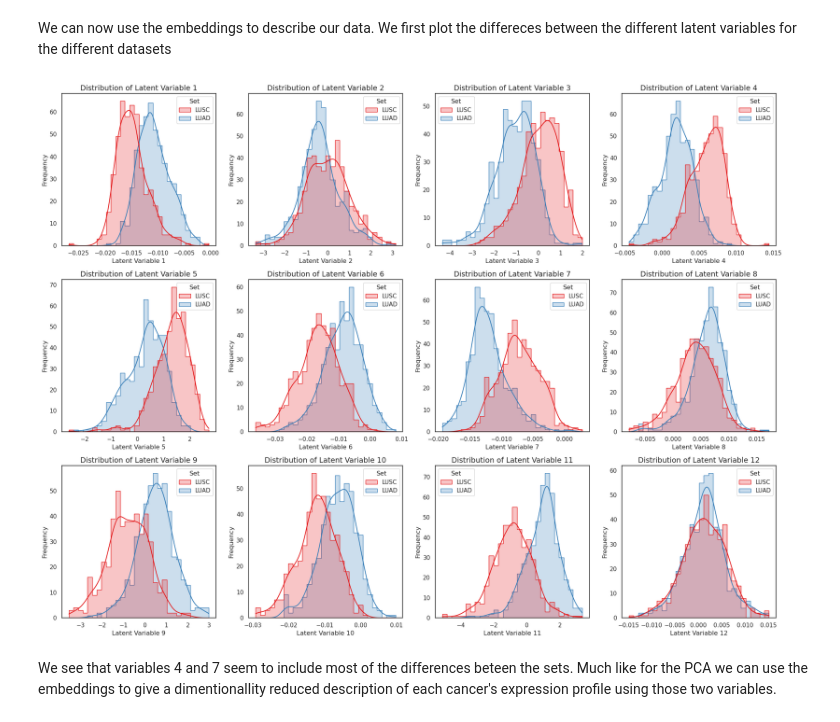
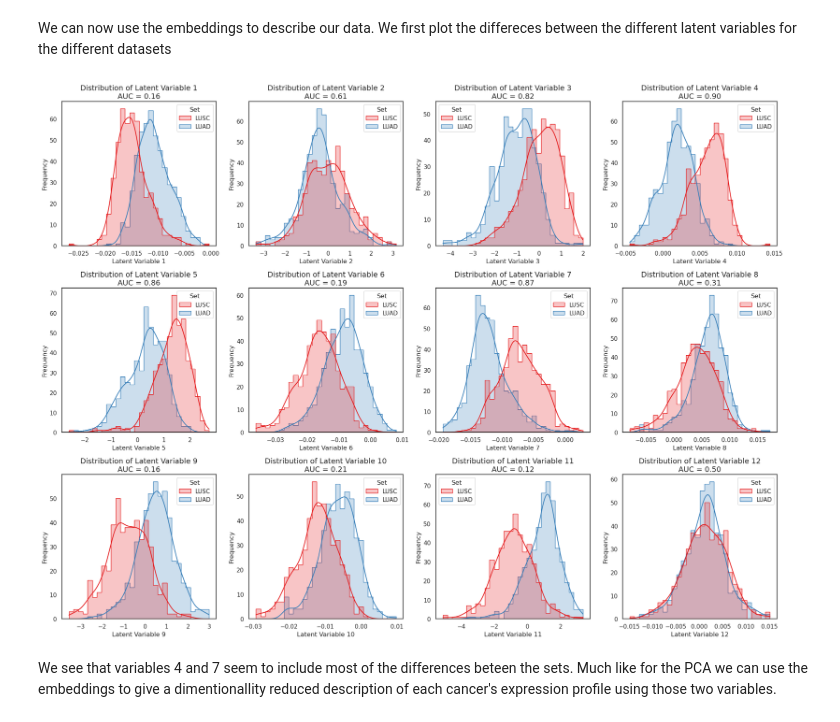
Before and after one commit to statisticalbiotechnology/dsbook, a Jupyter notebook: dsbook/unsupervised/VAEofCarcinomas.ipynb, the cells around one changed output. Saved outputs shown, nothing was run; the diff lists cells and outputs as text; code cells hidden in the pictures.

```diff
--- a/dsbook/unsupervised/VAEofCarcinomas.ipynb
+++ b/dsbook/unsupervised/VAEofCarcinomas.ipynb
@@ -203,6 +203,7 @@ import matplotlib.pyplot as plt
 import seaborn as sns
 import pandas as pd
 import numpy as np
+from sklearn.metrics import roc_auc_score
 
 # Create DataFrame for transformed patients
 transformed_patients = pd.DataFrame(
@@ -211,6 +212,7 @@ transformed_patients = pd.DataFrame(
     index=list(lusc.columns) + list(luad.columns)
 )
 transformed_patients["Set"] = ["LUSC" for _ in lusc.columns] + ["LUAD" for _ in luad.columns]
+transformed_patients["Label"] = [1 for _ in lusc.columns] + [0 for _ in luad.columns]  # Assign numerical labels for AUC calculation
 
 # Set Seaborn plotting style
 sns.set(style="white", rc={"axes.titlesize": 14, "axes.labelsize": 12})
@@ -218,36 +220,41 @@ sns.set(style="white", rc={"axes.titlesize": 14, "axes.labelsize": 12})
 # Determine grid size
 plots_per_row = 4
 n_rows = int(np.ceil(latent_dim / plots_per_row))
 
 # Create subplots
 fig, axes = plt.subplots(n_rows, plots_per_row, figsize=(20, 5 * n_rows))
 axes = axes.flatten()
 
-# Plot each latent variable's histogram
+# Plot each latent variable's histogram and calculate AUC
 for i in range(latent_dim):
     latent_variable_name = f"Latent Variable {i+1}"
+
+    # Calculate AUC for the current latent variable
+    auc = roc_auc_score(transformed_patients["Label"], transformed_patients[latent_variable_name])
+
+    # Plot histogram
     sns.histplot(
         data=transformed_patients,
         x=latent_variable_name,
         hue="Set",
         kde=True,
         element="step",
         bins=30,
         palette="Set1",
         ax=axes[i]
     )
-    axes[i].set_title(f"Distribution of {latent_variable_name}")
+    axes[i].set_title(f"Distribution of {latent_variable_name}\nAUC = {auc:.2f}")
     axes[i].set_xlabel(latent_variable_name)
     axes[i].set_ylabel("Frequency")
 
 # Remove any empty subplots if latent_dim is not divisible by plots_per_row
 for j in range(latent_dim, len(axes)):
     fig.delaxes(axes[j])
 
 plt.tight_layout()
 plt.show()
 # %% [output]
-[figure, old version]
+[figure, new version]
 # %% [markdown]
 We see that variables 4 and 7 seem to include most of the differences beteen the sets.
 Much like for the PCA we can use the embeddings to give a dimentionallity reduced description of each cancer's expression profile using those two variables.
```
Also changed, not shown: parts of 1 cell of this notebook, 4 other files.
